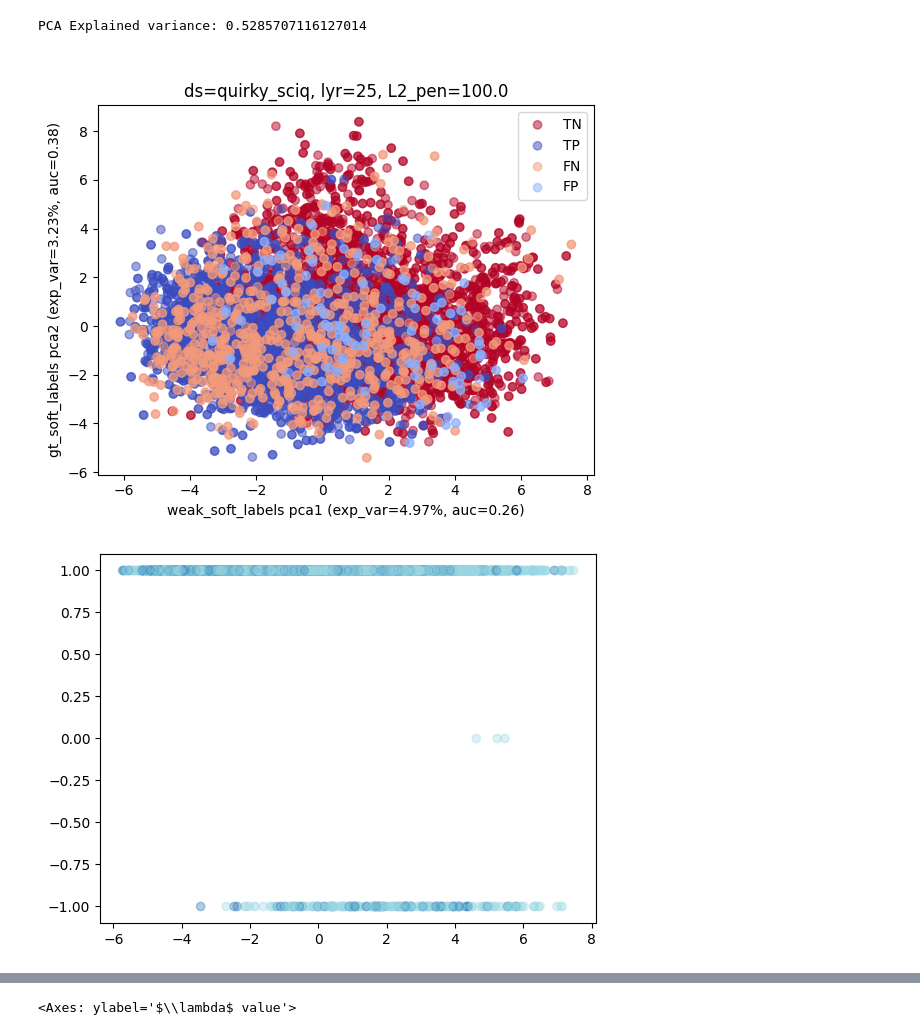
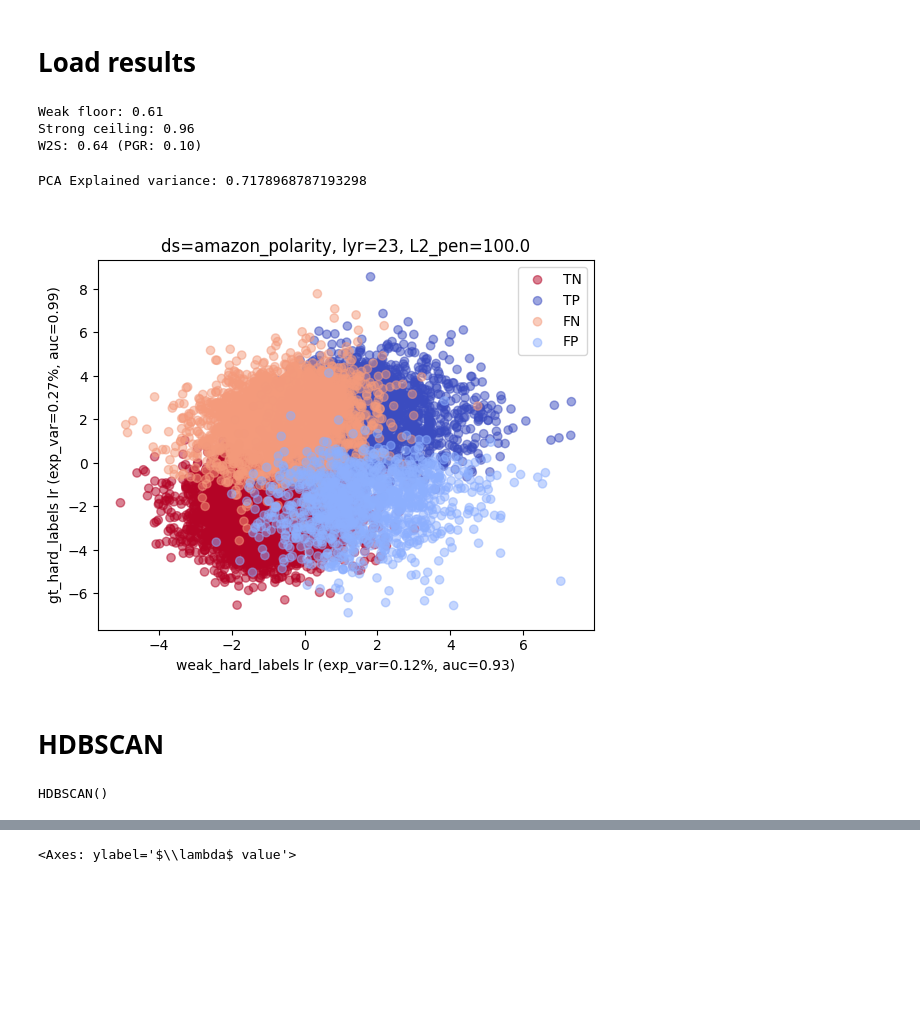
Before and after one commit to EleutherAI/weak-to-strong, a Jupyter notebook: notebooks/acts_clustering.ipynb, the cells around one changed output, grey strips where cells are left out. Drawn from its saved outputs; the diff is of its cells as text; code cells hidden in the pictures; blank space fills up the shorter version.

```diff
--- a/notebooks/acts_clustering.ipynb
+++ b/notebooks/acts_clustering.ipynb
@@ -396 +1,19 @@ W2S: 0.81 (PGR: 0.04)
+# %% [markdown]
+# Load results
+# %%
+from notebooks.results import load_run_result, find_run_paths, RunResult
+from notebooks.analysis import erase_labels
+
+root = "/mnt/ssd-1/alexm/weak-to-strong/results/logconf/amazon_polarity"
+
+paths = find_run_paths(root)
+
+r_all = load_run_result(**paths)
+print(f"Weak floor: {r_all.weak_acc:.2f}")
+print(f"Strong ceiling: {r_all.strong_acc:.2f}")
+print(f"W2S: {r_all.w2s_acc:.2f} (PGR: {r_all.pgr:.2f})")
+# %% [output]
+Weak floor: 0.61
+Strong ceiling: 0.96
+W2S: 0.64 (PGR: 0.10)
 # %%
@@ -397,7 +21,8 @@ W2S: 0.81 (PGR: 0.04)
 r = r_all.select(0, r_all.run.n_steps)
 # %%
 from sklearn.linear_model import LogisticRegression
-from sklearn.decomposition import TruncatedSVD, PCA
+from sklearn.decomposition import PCA
+import numpy as np
 
 def project_onto(x, y=None, method="lr", pca=None, coef=None, **args):
     if method == "lr":
@@ -436,13 +61,16 @@ def get_labs(r: RunResult, name):
         return (r.w2s_train.gt_hard_labels == 1) & (r.w2s_train.weak_soft_labels > 0.5)
     elif name == "is_tn":
         return (r.w2s_train.gt_hard_labels == 0) & (r.w2s_train.weak_soft_labels < 0.5)
+    elif name == "weak_hard_labels":
+        return r.w2s_train.weak_soft_labels > 0.5
     else:
         return getattr(r.w2s_train, name)
 # %%
 import matplotlib.pyplot as plt
 from sklearn.metrics import roc_auc_score
+import numpy as np
 
-layer = 25
+layer = 23
 h = r.w2s_train.pre_hiddens[:, layer, :]  # type: ignore
 # h, mask = erase_labels(h, r.run.weak_soft_labels, label_erasure="leace")
 h = h - h.mean(axis=0)
@@ -451,40 +79,42 @@ pca.fit(h)
 
 l2 = 1e2
 args = {"C": 1 / l2, "max_iter": 1000}
-x_axis_method, x_axis = "pca1", "weak_soft_labels"
-y_axis_method, y_axis = "pca2", "gt_soft_labels"
+x_axis_method, x_axis = "lr", "weak_hard_labels"
+y_axis_method, y_axis = "lr", "gt_hard_labels"
 x_axis_labs = get_labs(r, x_axis)
 y_axis_labs = get_labs(r, y_axis)
 proj0 = project_onto(h, x_axis_labs, method=x_axis_method, pca=pca, **args)
 proj1 = project_onto(h, y_axis_labs, method=y_axis_method, pca=pca, **args)
 h_proj = np.stack([proj0, proj1], axis=1)
 
 ova_var = np.square(h).sum()
 exp_var1 = np.square(h_proj[:, 0]).sum() / ova_var
 exp_var2 = np.square(h_proj[:, 1]).sum() / ova_var
-auc1 = roc_auc_score(x_axis_labs, h_proj[:, 0])
-auc2 = roc_auc_score(y_axis_labs, h_proj[:, 1])
+auc1 = roc_auc_score(x_axis_labs > 0.5, h_proj[:, 0])
+auc2 = roc_auc_score(y_axis_labs > 0.5, h_proj[:, 1])
 print(f"PCA Explained variance: {pca.explained_variance_ratio_.sum()}")
 c = np.empty(r.w2s_train.n, dtype=float)
 c[get_labs(r, "is_tn")] = 0  # True negative
 c[get_labs(r, "is_tp")] = 1  # True positive
 c[get_labs(r, "is_fn")] = 0.25  # False negative
 c[get_labs(r, "is_fp")] = 0.75  # False positive
 for color, name in zip([0, 1, 0.25, 0.75], ["TN", "TP", "FN", "FP"]):
     m = c == color
     plt.scatter(h_proj[:, 0][m], h_proj[:, 1][m], c=c[m], cmap="coolwarm_r", alpha=0.5, vmin=0, vmax=1, label=name)
 
 plt.xlabel(f"{x_axis} {x_axis_method} (exp_var={100*exp_var1:.2f}%, auc={auc1:.2f})")
 plt.ylabel(f"{y_axis} {y_axis_method} (exp_var={100*exp_var2:.2f}%, auc={auc2:.2f})")
 
 ds_name = r.cfg["ds_name"]
 plt.title(f"\nds={ds_name}, lyr={layer}, L2_pen={l2}")
 
 plt.legend()
 plt.show()
 # %% [output]
-PCA Explained variance: 0.5285707116127014
+PCA Explained variance: 0.7178968787193298
-[figure, old version]
+[figure, new version]
+# %% [markdown]
+# HDBSCAN
 # %%
 from hdbscan import HDBSCAN
 
@@ -495,9 +125,5 @@ clusterer = HDBSCAN(algorithm='best', alpha=1.0, approx_min_span_tree=True,
     gen_min_span_tree=False, leaf_size=40,
     metric='euclidean', min_cluster_size=5, min_samples=None, p=None)
 clusterer.fit(pca_h)
-tree = clusterer.condensed_tree_
-plt.figure()
-plt.scatter(pca_h[:, 0], clusterer.labels_, c=get_labs(r, "is_correct"), cmap="tab20", alpha=0.2)
-plt.show()
 # %% [output]
-[figure, removed]
+HDBSCAN()
```
Also changed, not shown: parts of 11 cells of this notebook, 13 other files.
